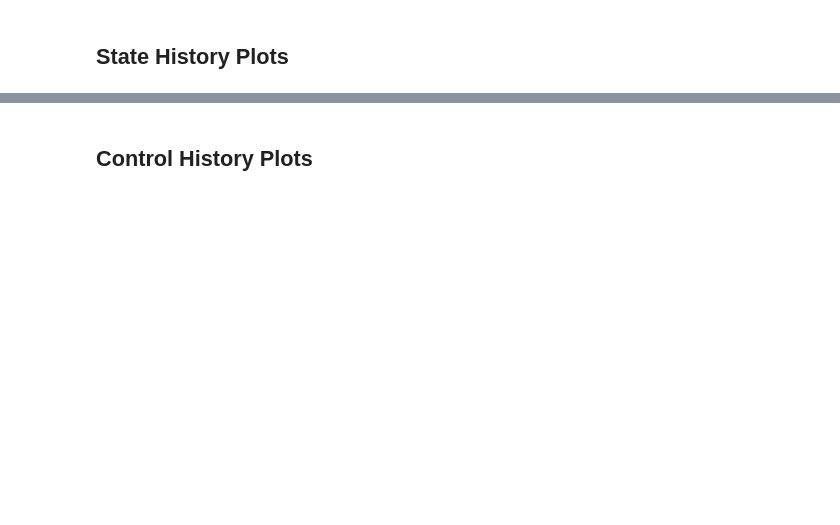
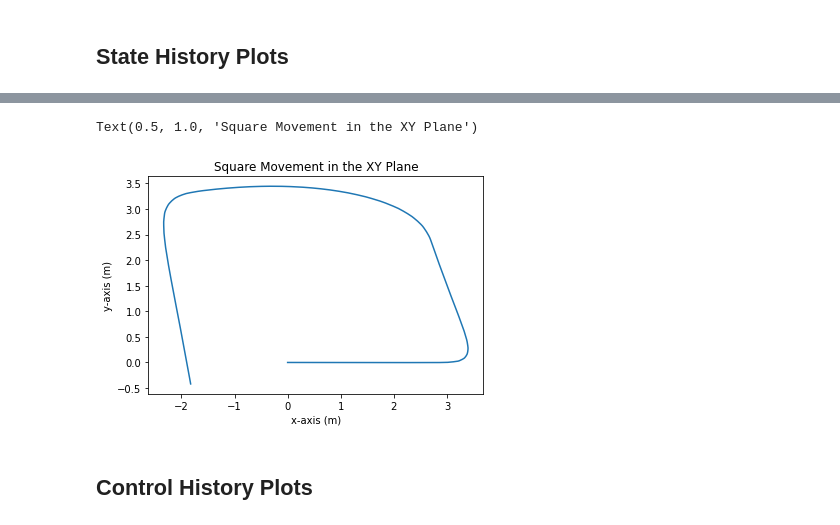
Before and after one commit to E-C-T/Robot_Dynamics_Course_Project, a Jupyter notebook: Tyacke_Robo_Dynamics_Course_Project_.ipynb, the cells around one changed output, grey strips where cells are left out. Cells and saved outputs as stored; diff of their text form; code cells hidden in the pictures; blank space fills up the shorter version.

```diff
--- a/Tyacke_Robo_Dynamics_Course_Project_.ipynb
+++ b/Tyacke_Robo_Dynamics_Course_Project_.ipynb
@@ -814,3 +815,15 @@ state_hist_plots(xhist_list,x_ref_list,nsim,h)
+# %%
+# XY Position Plot
+xhist = np.vstack(xhist_list)
+
+fig = plt.figure()
+plt.plot(xhist[:,3],xhist[:,4])
+plt.xlabel("x-axis (m)")
+plt.ylabel("y-axis (m)")
+plt.title("Square Movement in the XY Plane")
+# %% [output]
+Text(0.5, 1.0, 'Square Movement in the XY Plane')
+[figure, added]
 # %% [markdown]
 ## Control History Plots
 # %%
```
Also changed, not shown: parts of 4 cells of this notebook.
